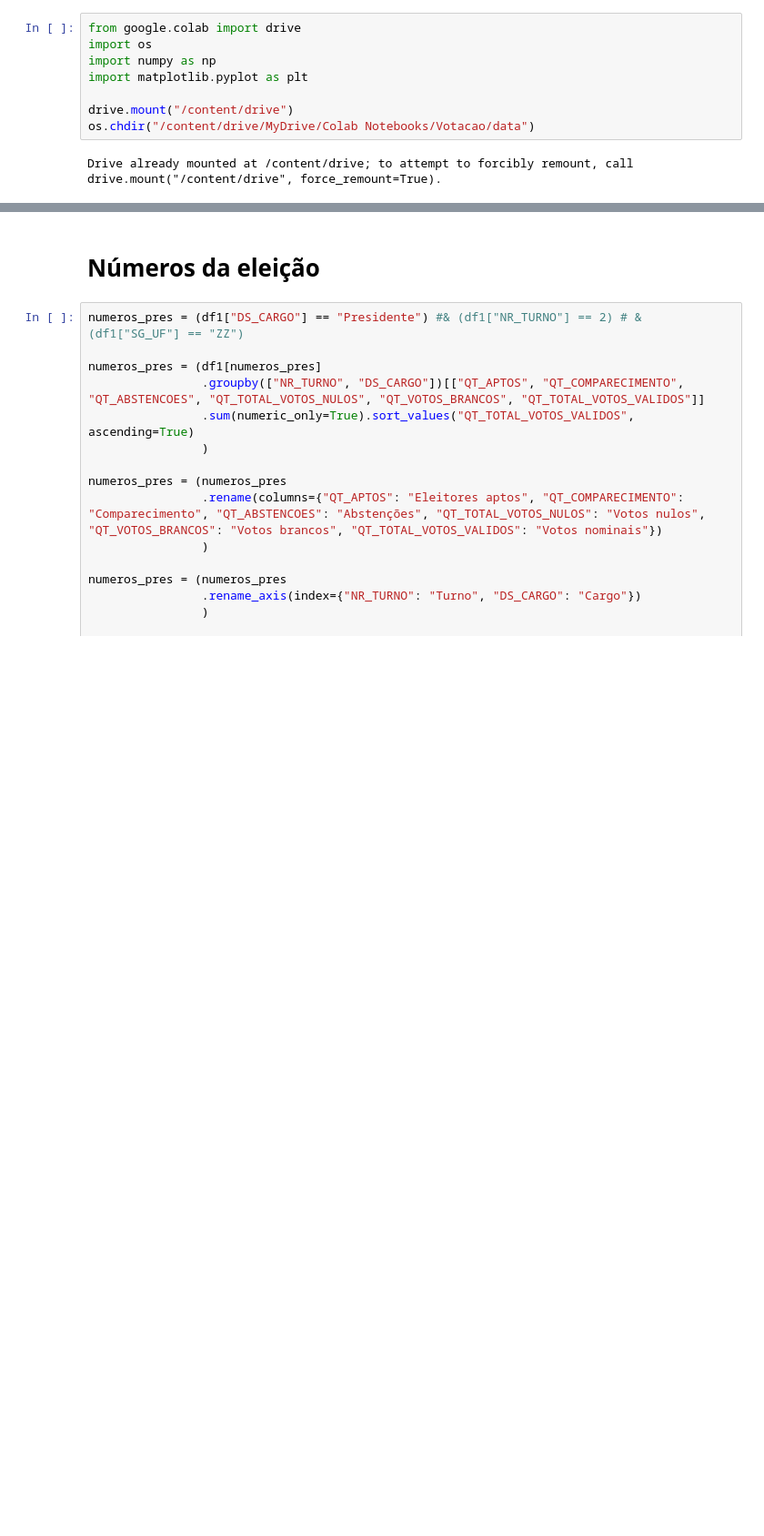
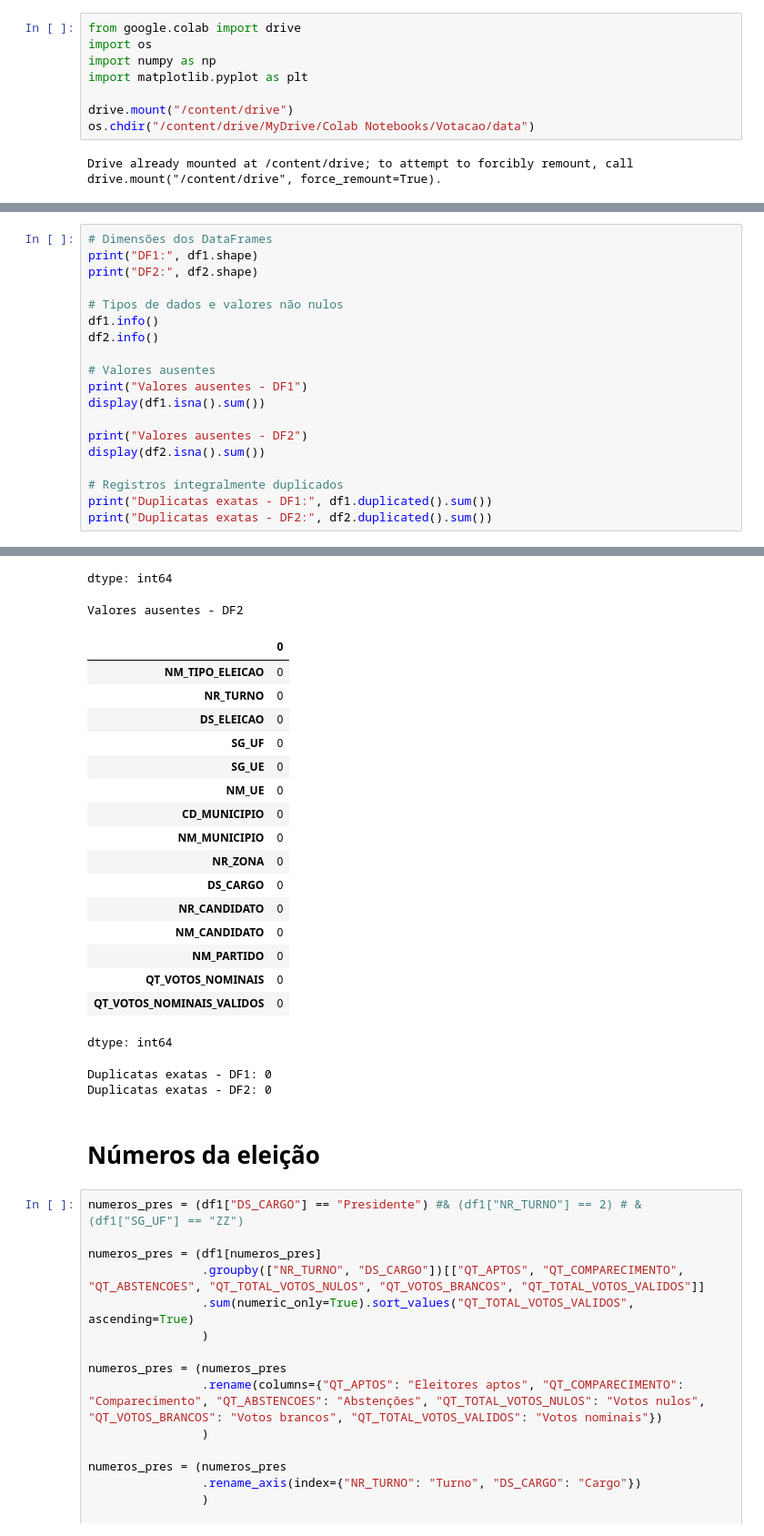
Before and after one commit to Arthxzs/Analise_Eleitoral_2026, a Jupyter notebook: Análise_votação.ipynb, the cells around one changed output, grey strips where cells are left out. Shown at 91% size. Drawn from its saved outputs; the diff is of its cells as text; blank space fills up the shorter version.

```diff
--- a/Análise_votação.ipynb
+++ b/Análise_votação.ipynb
@@ -24 +26,21 @@ usecols2 = ["NM_TIPO_ELEICAO", "SG_UF", "SG_UE", "NM_UE", "CD_MUNICIPIO", "NR_TU
 df2 = pd.read_csv("votacao_candidato_munzona_2026_BRASIL.csv", encoding="ISO-8859-1", sep=";", usecols=usecols2) # Números de votação dos candidatos
+# %%
+# Dimensões dos DataFrames
+print("DF1:", df1.shape)
+print("DF2:", df2.shape)
+
+# Tipos de dados e valores não nulos
+df1.info()
+df2.info()
+
+# Valores ausentes
+print("Valores ausentes - DF1")
+display(df1.isna().sum())
+
+print("Valores ausentes - DF2")
+display(df2.isna().sum())
+
+# Registros integralmente duplicados
+print("Duplicatas exatas - DF1:", df1.duplicated().sum())
+print("Duplicatas exatas - DF2:", df2.duplicated().sum())
+# %% [output]
@@ -25,3 +79,24 @@ df2 = pd.read_csv("votacao_candidato_munzona_2026_BRASIL.csv", encoding="ISO-885
+dtype: int64
+Valores ausentes - DF2
+|  | 0 |
+| NM_TIPO_ELEICAO | 0 |
+| NR_TURNO | 0 |
+| DS_ELEICAO | 0 |
+| SG_UF | 0 |
+| SG_UE | 0 |
+| NM_UE | 0 |
+| CD_MUNICIPIO | 0 |
+| NM_MUNICIPIO | 0 |
+| NR_ZONA | 0 |
+| DS_CARGO | 0 |
+| NR_CANDIDATO | 0 |
+| NM_CANDIDATO | 0 |
+| NM_PARTIDO | 0 |
+| QT_VOTOS_NOMINAIS | 0 |
+| QT_VOTOS_NOMINAIS_VALIDOS | 0 |
+dtype: int64
+Duplicatas exatas - DF1: 0
+Duplicatas exatas - DF2: 0
 # %% [markdown]
 # Números da eleição
 # %%
```
Also changed, not shown: parts of 5 cells of this notebook.
